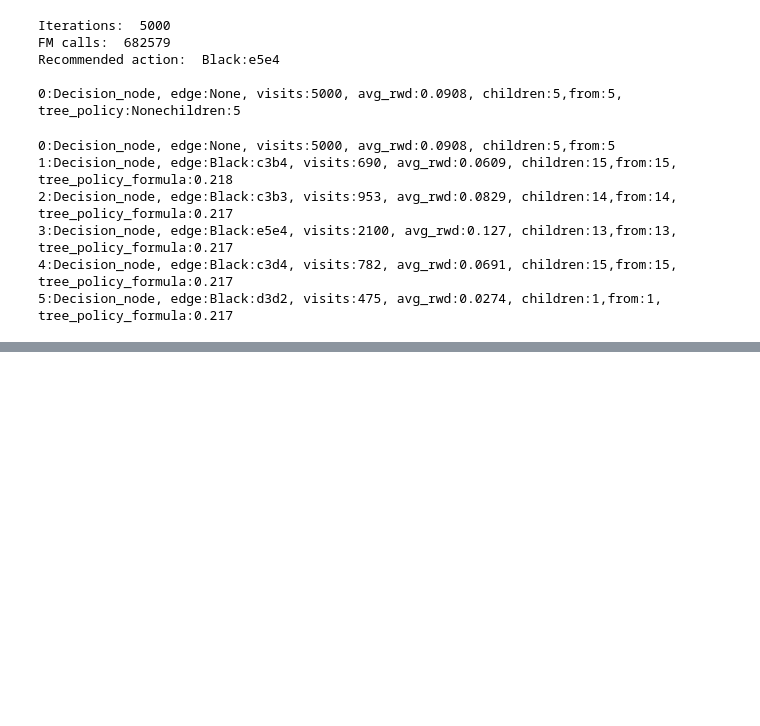
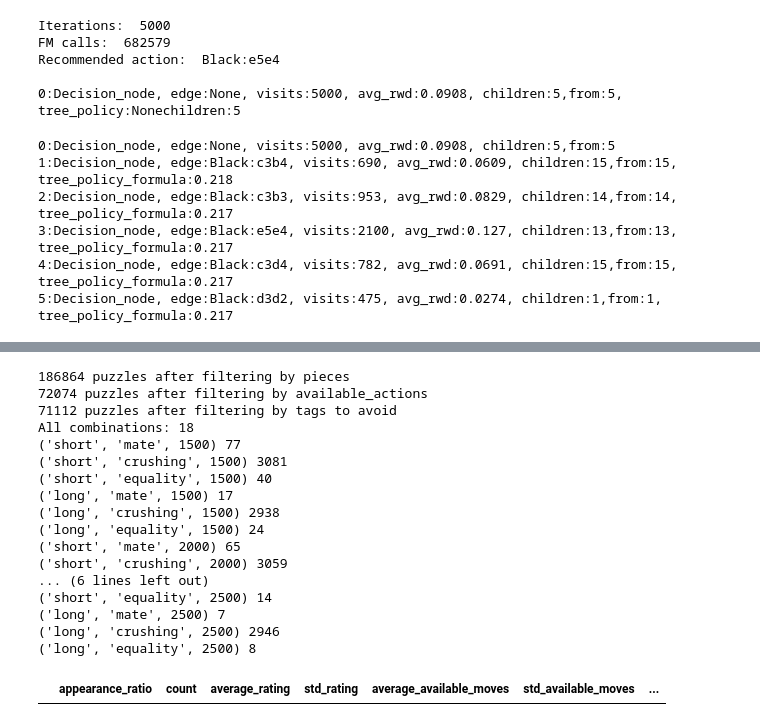
Before and after one commit to 33fred33/MCTS_EA_Tabletop_games, a Jupyter notebook: debugger.ipynb, the cells around one changed output, grey strips where cells are left out. Drawn from its saved outputs; the diff is of its cells as text; code cells hidden in the pictures; blank space fills up the shorter version.

```diff
--- a/debugger.ipynb
+++ b/debugger.ipynb
@@ -70,6 +132,7 @@ import Games.function_optimisation as fo
 import Utilities.logs_management as lm
 import Games.chess_64 as chess_64
 import chess
+import chess.svg
 import matplotlib.pyplot as plt
 import itertools
 from IPython.display import display
@@ -95,15 +158,15 @@ np.random.seed(random_seed)
 #experiment
 
 #agent
-mcts_agent = mcts.MCTS_Player(max_iterations = max_iterations, rollouts=agent_rollouts)
-#mcts_agent = siea_mcts.SIEA_MCTS_Player(max_iterations = max_iterations, rollouts=agent_rollouts)
+#mcts_agent = mcts.MCTS_Player(max_iterations = max_iterations, rollouts=agent_rollouts)
+mcts_agent = siea_mcts.SIEA_MCTS_Player(max_iterations = max_iterations, rollouts=agent_rollouts)
 
 #dataset
 #lichess_db = pd.read_csv("Datasets/lichess_1000_most_played.csv")
-lichess_db = pd.read_csv("Datasets/chosen_processed_lichess_db_puzzle.csv")
+lichess_db = pd.read_csv("Datasets/final_lichess_db_puzzle.csv")
 
 for row_number, (puzzle_idx, puzzle_row) in enumerate(lichess_db.iterrows()):
-    if row_number <= 3: #####################################################do first 2 puzzles (test)
+    #if row_number <= 3: #####################################################do first 2 puzzles (test)
         game_state = chess_64.GameState()
         try:
             game_state.set_puzzle_lichess_db(puzzle_row)
@@ -113,11 +176,11 @@ for row_number, (puzzle_idx, puzzle_row) in enumerate(lichess_db.iterrows()):
         results, parameters = eu.chess_puzzle_test(puzzle_row=puzzle_row, agent=mcts_agent, iterations_logs_step=iterations_logs_step, runs = runs, continue_moves=False)
         lm.dump_data(results, file_path= os.path.join(experiment_path, "Puzzle_"+ str(puzzle_idx)), file_name="results_every_"+ str(iterations_logs_step) +".csv")
         lm.dump_data(parameters, file_path= os.path.join(experiment_path, "Puzzle_"+ str(puzzle_idx)), file_name="experiment_data.csv")
-        board_image = chess.svg.board(game_state.board, size = 300)
+        #board_image = chess.svg.board(game_state.board, size = 300)
         #display(board_image)
         #save board image svg
-        with open(os.path.join(experiment_path, "board_image.svg"), "w") as f:
-            f.write(board_image)
+        #with open(os.path.join(experiment_path, "board_image.svg"), "w") as f:
+        #    f.write(board_image)
 
 
 
@@ -185,8 +243,8 @@ On move 0_e5c7 of 3 of puzzle 000rO of run 0 of 0
 # %%
-#read csv results
+#read csv results and plot
 
-puzzle_number = 4
-results_path = os.path.join("Outputs", "Chess_puzzles_results_20230921-135412", "Puzzle_" + str(puzzle_number))
+puzzle_number = rd.randint(0,242)
+results_path = os.path.join("Outputs", "Chess_puzzles_results_20230922-172533", "Puzzle_" + str(puzzle_number))
 file_name =  "results_every_500.csv"
 file_df = pd.read_csv(os.path.join(results_path, file_name))
 nonsolution_dict = {"Visits":[], "Rewards":[], "Iterations":[]}
@@ -225,13 +283,19 @@ for criteria in ["Visits", "Rewards"]:
     elif criteria == "Rewards":
         fig.add_trace(go.Scatter(x=file_df["iterations_executed"], y=file_df["solution_avg_reward"], mode="lines", name="Solution"))
         fig.add_trace(go.Scatter(x=file_df["iterations_executed"], y=file_df["nonsolution_highest_reward_avg_reward"], mode="lines", name="Max Reward"))
-
+    #adjust fig size
+    fig.update_layout(height=400, width=800)
     fig.show()
 
 game_state = chess_64.GameState()
+lichess_db = pd.read_csv("Datasets/final_lichess_db_puzzle.csv")
 game_state.set_puzzle_lichess_db(lichess_db.iloc[puzzle_number])
 board_image = chess.svg.board(game_state.board, size = 300)
 display(board_image)
+#print the tags
+file_df = pd.read_csv(os.path.join(results_path, "experiment_data.csv"))
+print(file_df["Themes"][0])
+print(file_df["Moves"][0])
 # %%
 #Experiment chess default policy
 
@@ -566,9 +648,18 @@ dataset_file = "processed_lichess_db_puzzle.csv"
 dataset_path = "Datasets"
 lichess_db = pd.read_csv(os.path.join(dataset_path, dataset_file))
 
+#Filtering by other
+lichess_db = lichess_db[lichess_db["Pieces"] < 10]
+print(len(lichess_db), "puzzles after filtering by pieces")
+lichess_db = lichess_db[lichess_db["Available_actions"] < 10]
+print(len(lichess_db), "puzzles after filtering by available_actions")
+lichess_db = lichess_db[lichess_db["NbPlays"] > 100]
+
 #filtering by tags
+tags_to_include = ["pawnEndgame"]
 tags_to_avoid = ["mateIn1", "oneMove"]
-tags_variety = [["short", "long", "veryLong"],["endgame", "middlegame", "opening"],["mate","crushing","equality"]]
+#tags_variety = [["short", "long", "veryLong"],["endgame", "middlegame", "opening"],["mate","crushing","equality"]]
+tags_variety = [["short", "long"],["mate","crushing","equality"]]
 rating_breakpoints = [1500, 2000, 2500]
 sorting_criteria = ["Available_actions", "Pieces","Rating"]
 ascending = [True, True, False]
@@ -591,34 +682,55 @@ print("All combinations:", len(all_combinations))
 #print("All combinations keys:", all_combinations_add_list.keys())
 
 for idx, (row_idx, row) in enumerate(lichess_db.iterrows()):
     row_tags = row["Themes"].split(" ")
+    if len(set(row_tags).intersection(set(tags_to_include))) < 1:
+        continue
     for tag_combination in tag_combinations:
         for rating_breakpoint in rating_breakpoints:
             if row["Rating"] < rating_breakpoint and row["Rating"] >= rating_breakpoint - 500:
                 if len(set(row_tags).intersection(set(tag_combination))) == len(tag_combination):
                     if "veryLong" in tag_combination:
                         if row["Required_moves"] == 4:
                             all_combinations_add_list[(*tag_combination, rating_breakpoint)].append(row_idx)
                     else:
                         all_combinations_add_list[(*tag_combination, rating_breakpoint)].append(row_idx)
 
 
 #get dataset subset
 final_df = pd.DataFrame()
 for key, value in all_combinations_add_list.items():
     lichess_subset = lichess_db.loc[value]
     print(key, len(lichess_subset))
     #sorting
     for sorting_criterion, asc in zip(sorting_criteria, ascending):
         lichess_db = lichess_db.sort_values(by=[sorting_criterion], ascending=asc)
     #selecting
     lichess_subset = lichess_subset.iloc[0:3]
     final_df = pd.concat([final_df, lichess_subset])
 
-extended_file_name = "chosen_" + dataset_file
+extended_file_name = "ffinal_" + dataset_file
 lm.dump_data(data = final_df, file_path = dataset_path, file_name = extended_file_name)
 tag_analysis = eu.analyse_puzzles_by_tag(final_df)
 lm.dump_data(data = tag_analysis, file_path = dataset_path, file_name = "tags_of_" + extended_file_name)
+# %% [output]
+186864 puzzles after filtering by pieces
+72074 puzzles after filtering by available_actions
+71112 puzzles after filtering by tags to avoid
+All combinations: 18
+('short', 'mate', 1500) 77
+('short', 'crushing', 1500) 3081
+('short', 'equality', 1500) 40
+('long', 'mate', 1500) 17
+('long', 'crushing', 1500) 2938
+('long', 'equality', 1500) 24
+('short', 'mate', 2000) 65
+('short', 'crushing', 2000) 3059
+... (6 lines left out)
+('short', 'equality', 2500) 14
+('long', 'mate', 2500) 7
+('long', 'crushing', 2500) 2946
+('long', 'equality', 2500) 8
+|  | appearance_ratio | count | average_rating | std_rating | average_available_moves | std_available_moves | ... |
 # %%
 #plot mcts best move comparison
 
```
Also changed, not shown: parts of 9 cells of this notebook, 5 other files.
